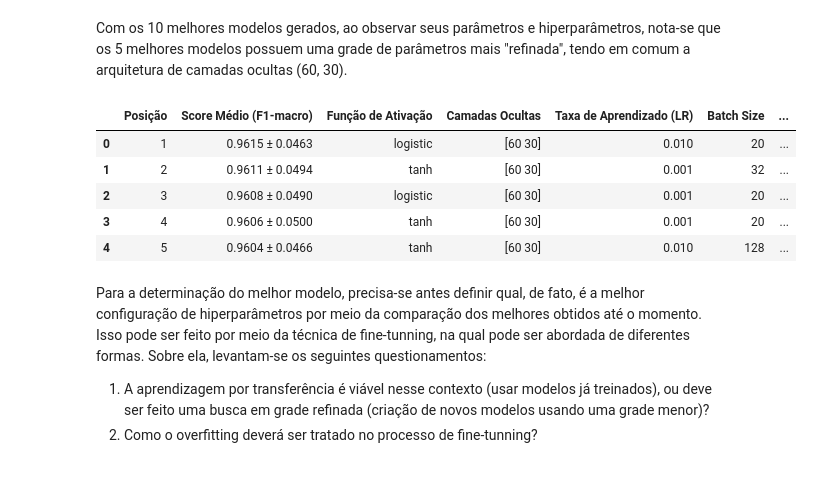
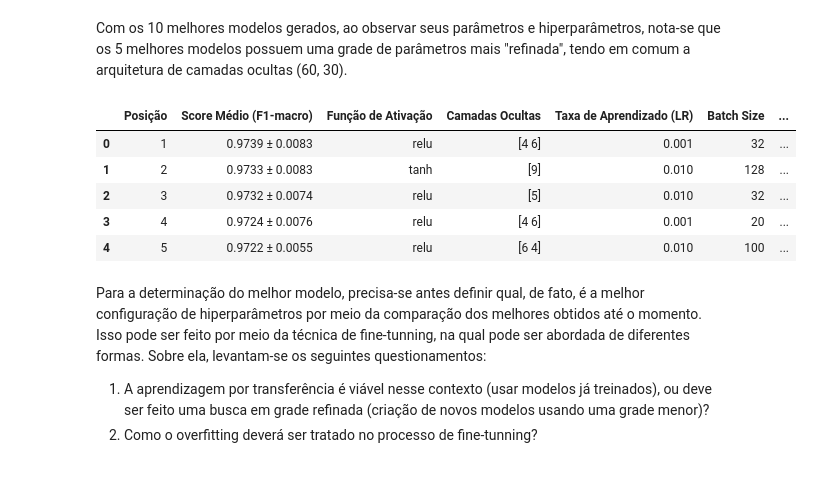
Before and after one commit to PedroYutaroUEA/RNA_PP3, a Jupyter notebook: obesity_estimate_sklearn.ipynb, the cells around one changed output. Cells and saved outputs as stored; diff of their text form; code cells hidden in the pictures.

```diff
--- a/obesity_estimate_sklearn.ipynb
+++ b/obesity_estimate_sklearn.ipynb
@@ -660,18 +660,18 @@ def get_best_models_df(path: str, spots: int = 10):
 
     return pd.DataFrame(data_list)
 # %%
-folder_name = 'top10modelos_eduardo'
-path = f'./{folder_name}/top10_info.json'
+folder_name = 'new-adam-top10'
+path = f'./{folder_name}/top-10.json'
 spots = 5
 top5_df = get_best_models_df(path, spots)
 top5_df
 # %% [output]
 |  | Posição | Score Médio (F1-macro) | Função de Ativação | Camadas Ocultas | Taxa de Aprendizado (LR) | Batch Size | ... |
-| 0 | 1 | 0.9615 ± 0.0463 | logistic | [60 30] | 0.010 | 20 | ... |
-| 1 | 2 | 0.9611 ± 0.0494 | tanh | [60 30] | 0.001 | 32 | ... |
-| 2 | 3 | 0.9608 ± 0.0490 | logistic | [60 30] | 0.001 | 20 | ... |
-| 3 | 4 | 0.9606 ± 0.0500 | tanh | [60 30] | 0.001 | 20 | ... |
-| 4 | 5 | 0.9604 ± 0.0466 | tanh | [60 30] | 0.010 | 128 | ... |
+| 0 | 1 | 0.9739 ± 0.0083 | relu | [4 6] | 0.001 | 32 | ... |
+| 1 | 2 | 0.9733 ± 0.0083 | tanh | [9] | 0.010 | 128 | ... |
+| 2 | 3 | 0.9732 ± 0.0074 | relu | [5] | 0.010 | 32 | ... |
+| 3 | 4 | 0.9724 ± 0.0076 | relu | [4 6] | 0.001 | 20 | ... |
+| 4 | 5 | 0.9722 ± 0.0055 | relu | [6 4] | 0.010 | 100 | ... |
 # %% [markdown]
 Para a determinação do melhor modelo, precisa-se antes definir qual, de fato, é a melhor configuração de hiperparâmetros por meio da comparação dos melhores obtidos até o momento. Isso pode ser feito por meio da técnica de fine-tunning, na qual pode ser abordada de diferentes formas. Sobre ela, levantam-se os seguintes questionamentos:
 1. A aprendizagem por transferência é viável nesse contexto (usar modelos já treinados), ou deve ser feito uma busca em grade refinada (criação de novos modelos usando uma grade menor)?
```
Also changed, not shown: parts of 3 cells of this notebook, 7 other files.
